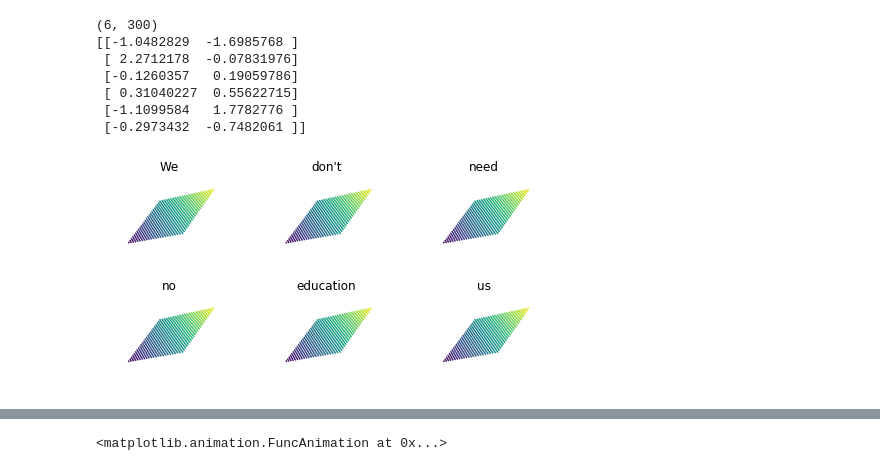
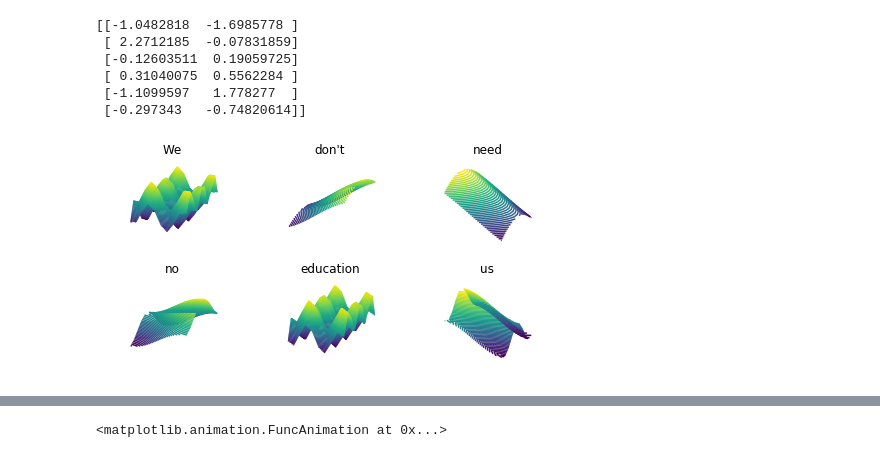
Before and after one commit to tianjunm/artml-s19, a Jupyter notebook: project_3/gensim.ipynb, the cells around one changed output, grey strips where cells are left out. Cells and saved outputs as stored; diff of their text form; code cells hidden in the pictures.

```diff
--- a/project_3/gensim.ipynb
+++ b/project_3/gensim.ipynb
@@ -19,29 +17,16 @@ pca = PCA(n_components=2)
 # vectors = []
 
 X = model[words]
-print(X.shape)
 word_embeddings = pca.fit_transform(model[words])
 
 print(word_embeddings)
-
-# r1 = results[0]
-# r2 = results[1]
-#
-# lin = np.linspace(r1, r2, 50)
-
-# print(lin)
-# for word in words:
-#     print(word)
-#     print(model[word].shape)
-#     pca.fit_transform(model[word])
 # %% [output]
-(6, 300)
-[[-1.0482829  -1.6985768 ]
- [ 2.2712178  -0.07831976]
- [-0.1260357   0.19059786]
- [ 0.31040227  0.55622715]
- [-1.1099584   1.7782776 ]
- [-0.2973432  -0.7482061 ]]
+[[-1.0482818  -1.6985778 ]
+ [ 2.2712185  -0.07831859]
+ [-0.12603511  0.19059725]
+ [ 0.31040075  0.5562284 ]
+ [-1.1099597   1.778277  ]
+ [-0.297343   -0.74820614]]
 # %%
 import numpy as np
 def f(a, b):
@@ -54,25 +39,26 @@ def plain(x, y):
 # %%
 # fig = plt.figure()
 fig = plt.figure(figsize=plt.figaspect(0.5))
 # fig, axs = plt.subplots(nrows=3, ncols=6)
 
-for i in range(results.shape[0]):
-    result = results[i]
-    eq = plain
-#     eq = f(result[0], result[1])
-    x = np.linspace(-6, 6, 30)
-    y = np.linspace(-6, 6, 30)
+for i in range(word_embeddings.shape[0]):
+    result = word_embeddings[i]
+#     eq = plain
+    if i == 1: eq = f(0.2, 0.2)
+    else: eq = f(result[0], result[1])
+    x = np.linspace(-5, 5, 10)
+    y = np.linspace(-5, 5, 10)
 
     X, Y = np.meshgrid(x, y)
     Z = eq(X, Y)
 
     # for ax in axs.flat:
     ax = fig.add_subplot(2, 3, i + 1, projection='3d')
     ax.contour3D(X, Y, Z, 50, cmap='viridis')
     ax.set_title(words[i])
     ax.axis('off')
 # %% [output]
-[figure, old version]
+[figure, new version]
 # %%
 z = np.load('z.npy')
 z2 = pca.fit_transform(z[0])
```
Also changed, not shown: parts of 7 cells of this notebook, 2 other files.
